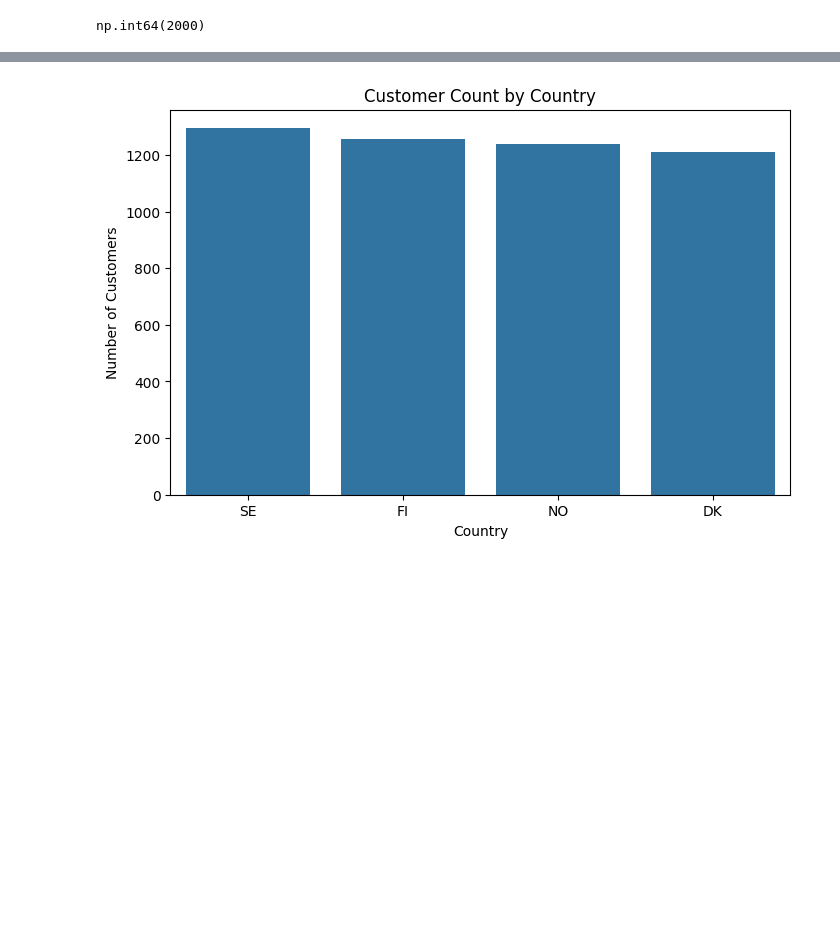
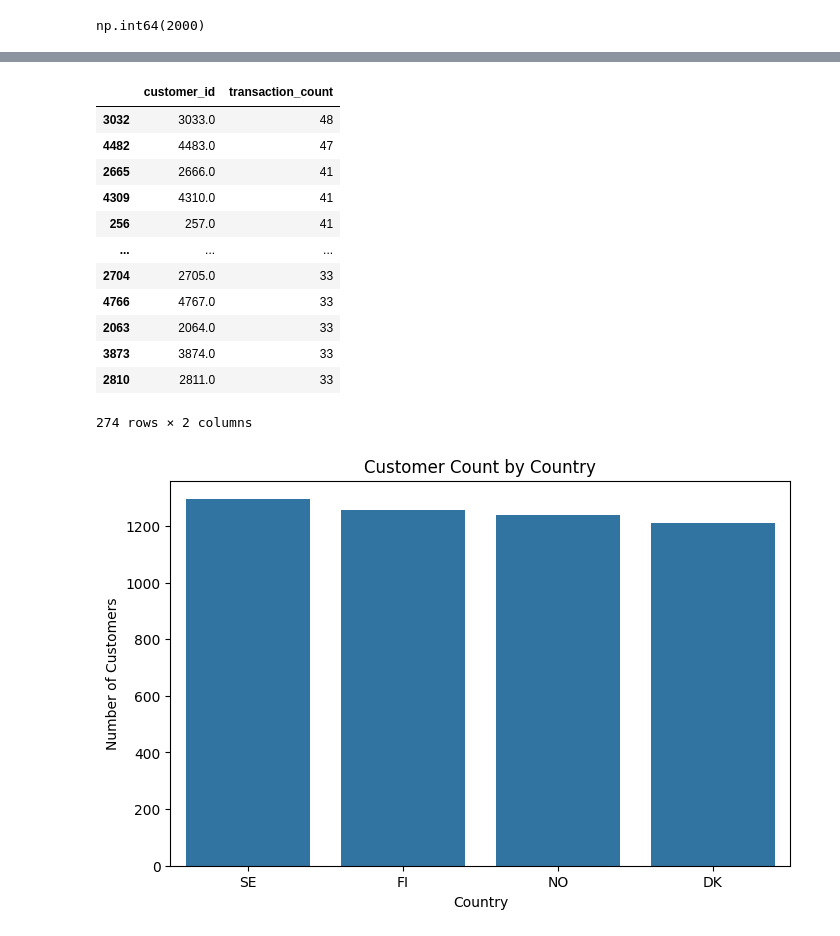
Before and after one commit to kiritsugufgo/accenture_song_assignment, a Jupyter notebook: notebooks/01_data_exploration.ipynb, the cells around one changed output, grey strips where cells are left out. Cells and saved outputs as stored; diff of their text form; code cells hidden in the pictures; blank space fills up the shorter version.

```diff
--- a/notebooks/01_data_exploration.ipynb
+++ b/notebooks/01_data_exploration.ipynb
@@ -108,3 +177,34 @@ ToDO:
+# %%
+tx_freq = (
+    transactions_df
+    .groupby("customer_id")
+    .size()
+    .reset_index(name="transaction_count")
+    .sort_values("transaction_count", ascending=False)
+)
+
+
+threshold = tx_freq["transaction_count"].quantile(0.95)
+
+high_freq_customers = tx_freq[
+    tx_freq["transaction_count"] >= threshold
+]
+
+high_freq_customers
+# %% [output]
+|  | customer_id | transaction_count |
+| 3032 | 3033.0 | 48 |
+| 4482 | 4483.0 | 47 |
+| 2665 | 2666.0 | 41 |
+| 4309 | 4310.0 | 41 |
+| 256 | 257.0 | 41 |
+| ... | ... | ... |
+| 2704 | 2705.0 | 33 |
+| 4766 | 4767.0 | 33 |
+| 2063 | 2064.0 | 33 |
+| 3873 | 3874.0 | 33 |
+| 2810 | 2811.0 | 33 |
+274 rows × 2 columns
 # %%
 import matplotlib.pyplot as plt
 import seaborn as sns
```
Also changed, not shown: parts of 27 cells of this notebook, 5 other files.
